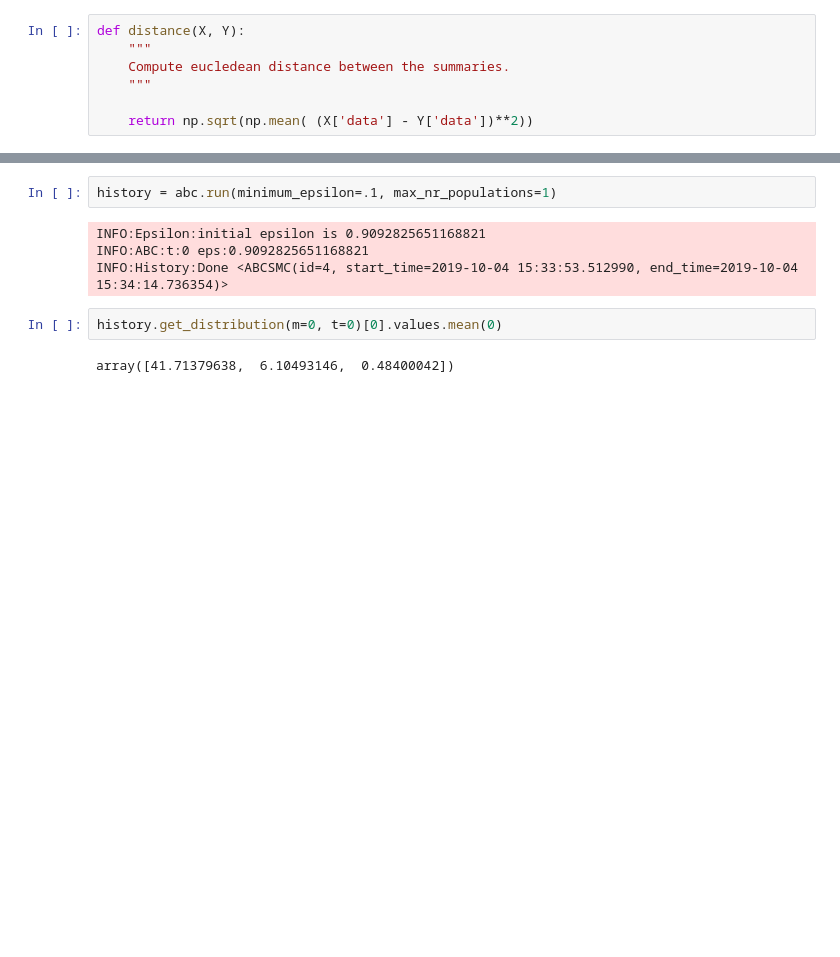
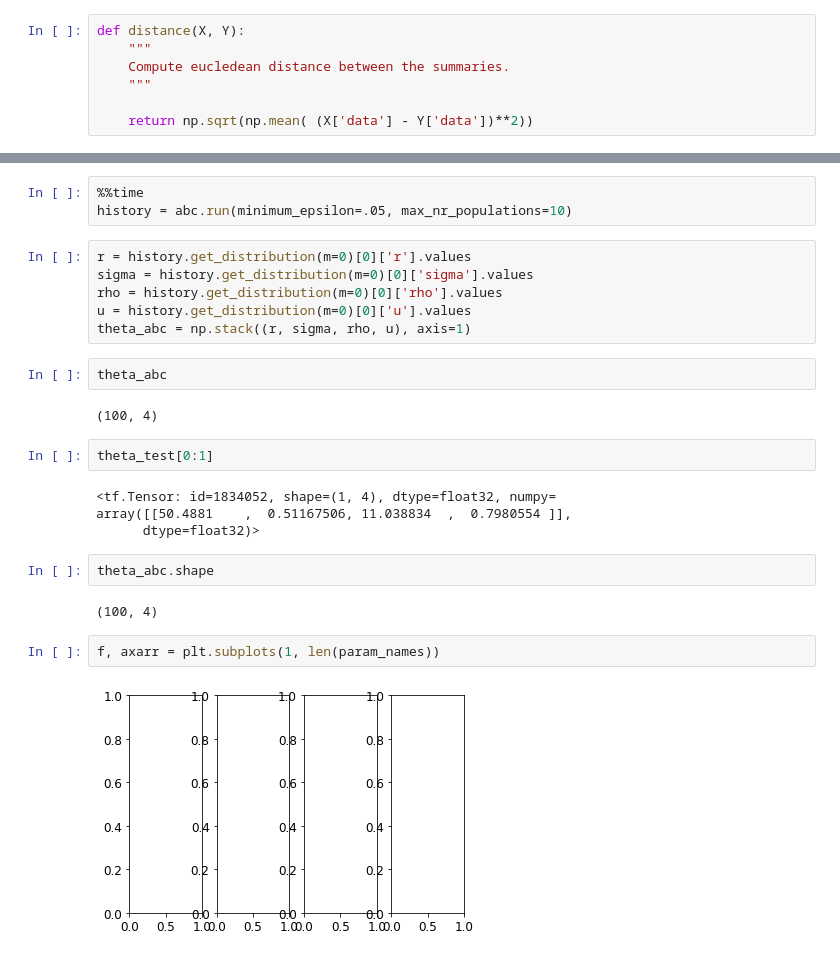
Before and after one commit to stefanradev93/cINN, a Jupyter notebook: Ricker_Comparison.ipynb, the cells around one changed output, grey strips where cells are left out. Cells and saved outputs as stored; diff of their text form; blank space fills up the shorter version.

```diff
--- a/Ricker_Comparison.ipynb
+++ b/Ricker_Comparison.ipynb
@@ -543,10 +564,27 @@ INFO:History:Start <ABCSMC(id=4, start_time=2019-10-04 15:33:53.512990, end_time
 # %%
-history = abc.run(minimum_epsilon=.1, max_nr_populations=1)
+%%time
+history = abc.run(minimum_epsilon=.05, max_nr_populations=10)
-# %% [output]
-INFO:Epsilon:initial epsilon is 0.9092825651168821
-INFO:ABC:t:0 eps:0.9092825651168821
-INFO:History:Done <ABCSMC(id=4, start_time=2019-10-04 15:33:53.512990, end_time=2019-10-04 15:34:14.736354)>
-# %%
-history.get_distribution(m=0, t=0)[0].values.mean(0)
-# %% [output]
-array([41.71379638,  6.10493146,  0.48400042])
+# %%
+r = history.get_distribution(m=0)[0]['r'].values
+sigma = history.get_distribution(m=0)[0]['sigma'].values
+rho = history.get_distribution(m=0)[0]['rho'].values
+u = history.get_distribution(m=0)[0]['u'].values
+theta_abc = np.stack((r, sigma, rho, u), axis=1)
+# %%
+theta_abc
+# %% [output]
+(100, 4)
+# %%
+theta_test[0:1]
+# %% [output]
+<tf.Tensor: id=1834052, shape=(1, 4), dtype=float32, numpy=
+array([[50.4881    ,  0.51167506, 11.038834  ,  0.7980554 ]],
+      dtype=float32)>
+# %%
+theta_abc.shape
+# %% [output]
+(100, 4)
+# %%
+f, axarr = plt.subplots(1, len(param_names))
+# %% [output]
+[figure, added]
```
Also changed, not shown: parts of 18 cells of this notebook, 3 other files.
